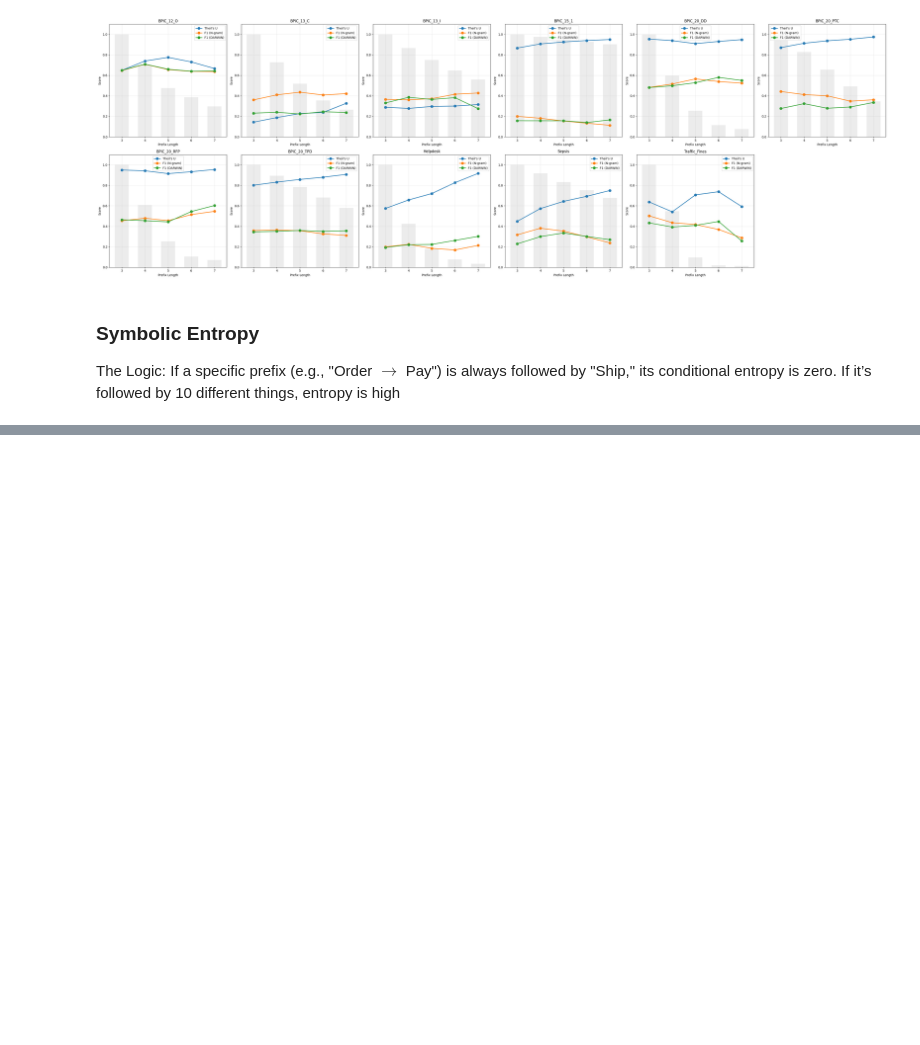
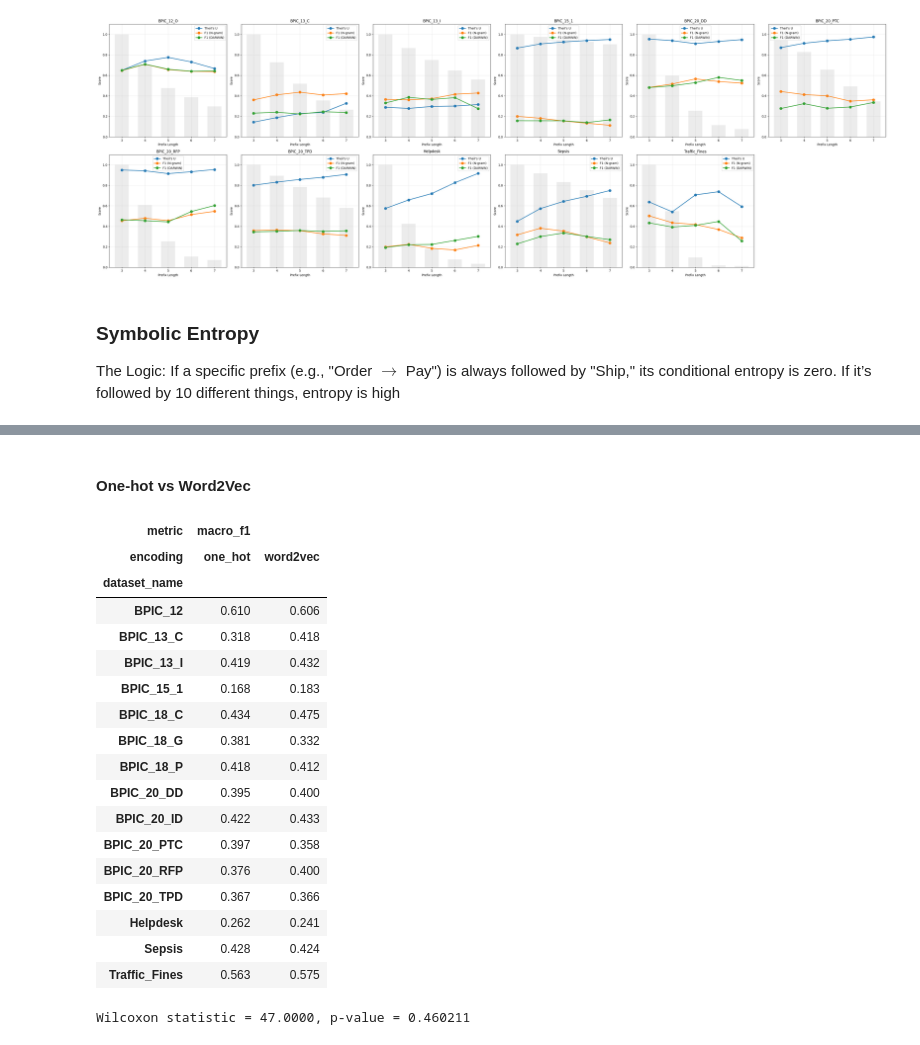
Before and after one commit to pavelihno/master-thesis, a Jupyter notebook: experiments/streaming/notebooks/statistical_analysis.ipynb, the cells around one changed output, grey strips where cells are left out. Drawn from its saved outputs; the diff is of its cells as text; code cells hidden in the pictures; blank space fills up the shorter version.

```diff
--- a/experiments/streaming/notebooks/statistical_analysis.ipynb
+++ b/experiments/streaming/notebooks/statistical_analysis.ipynb
@@ -837,0 +814,55 @@ Critical Difference (CD): 1.2536
+# %% [markdown]
+#### One-hot vs Word2Vec
+# %%
+metric = 'macro_f1'
+order = ['one_hot', 'word2vec']
+
+ENCODING_COMPARISON_PATH = 'C:/Users/Pavel/Desktop/PROJECTS/master-thesis/datasets/results/next_activity/encoding_comparison.csv'
+
+results_df = pd.read_csv(ENCODING_COMPARISON_PATH)
+dataset_names = results_df.pop('dataset_name')
+
+results_df.columns = pd.MultiIndex.from_tuples(
+    [ast.literal_eval(col) for col in results_df.columns],
+    names=['metric', 'encoding'],
+)
+
+results_df.insert(0, 'dataset_name', dataset_names)
+
+wanted_cols = pd.MultiIndex.from_tuples(
+    [(metric, encoding) for encoding in order],
+    names=['metric', 'encoding'],
+)
+
+comparison_table_df = results_df.set_index('dataset_name').loc[:, wanted_cols]
+
+comparison_table_df
+# %% [output]
+| metric | macro_f1 |  |
+| encoding | one_hot | word2vec |
+| dataset_name |  |  |
+| BPIC_12 | 0.610 | 0.606 |
+| BPIC_13_C | 0.318 | 0.418 |
+| BPIC_13_I | 0.419 | 0.432 |
+| BPIC_15_1 | 0.168 | 0.183 |
+| BPIC_18_C | 0.434 | 0.475 |
+| BPIC_18_G | 0.381 | 0.332 |
+| BPIC_18_P | 0.418 | 0.412 |
+| BPIC_20_DD | 0.395 | 0.400 |
+| BPIC_20_ID | 0.422 | 0.433 |
+| BPIC_20_PTC | 0.397 | 0.358 |
+| BPIC_20_RFP | 0.376 | 0.400 |
+| BPIC_20_TPD | 0.367 | 0.366 |
+| Helpdesk | 0.262 | 0.241 |
+| Sepsis | 0.428 | 0.424 |
+| Traffic_Fines | 0.563 | 0.575 |
+# %%
+one_hot_scores = scores_df['one_hot'].to_numpy()
+word2vec_scores = scores_df['word2vec'].to_numpy()
+
+# Wilcoxon signed-rank test
+wilcoxon_stat, wilcoxon_p = stats.wilcoxon(one_hot_scores, word2vec_scores)
+
+print(f'Wilcoxon statistic = {wilcoxon_stat:.4f}, p-value = {wilcoxon_p:.6f}')
+# %% [output]
+Wilcoxon statistic = 47.0000, p-value = 0.460211
```
Also changed, not shown: parts of 11 cells of this notebook, 3 other files.
